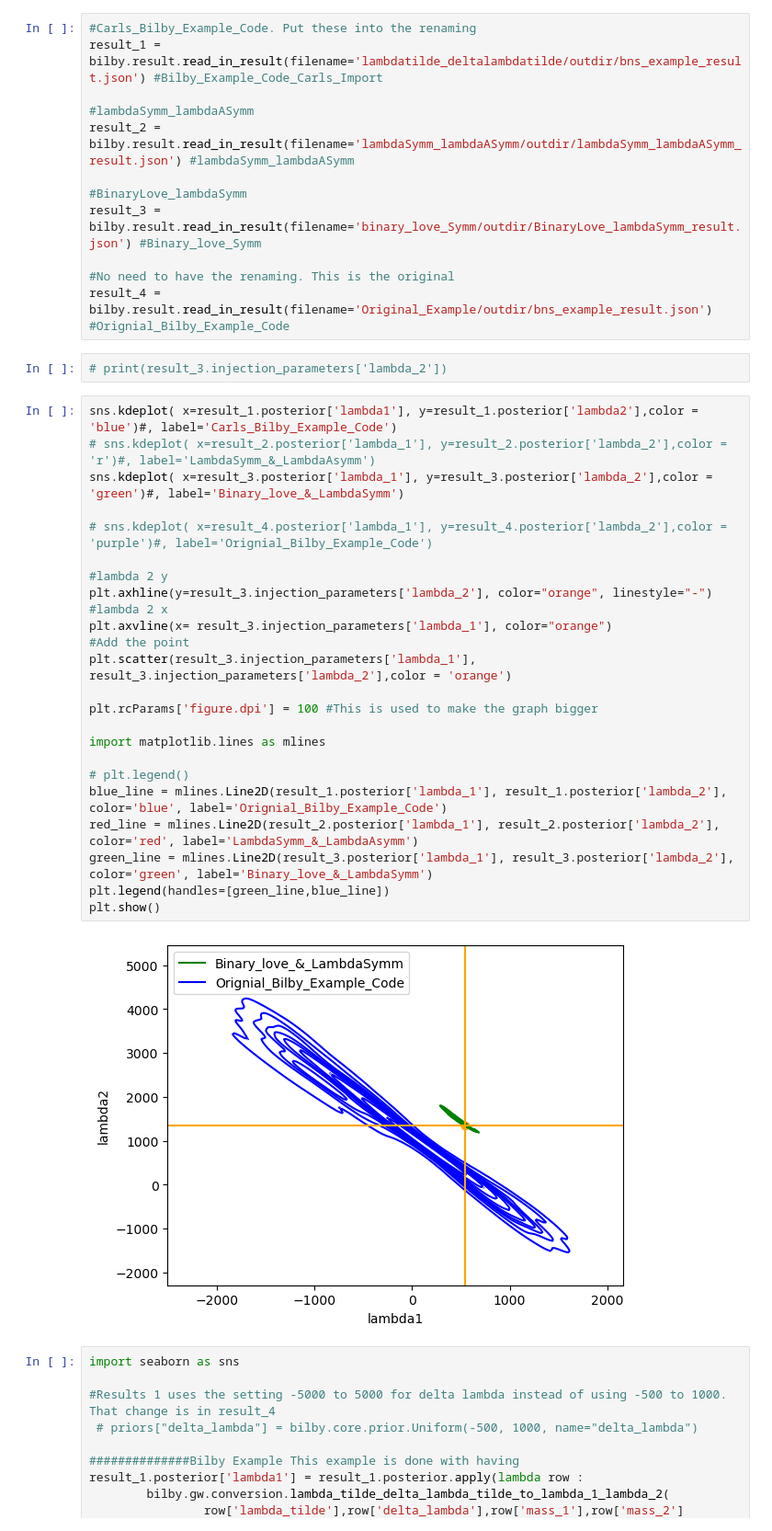
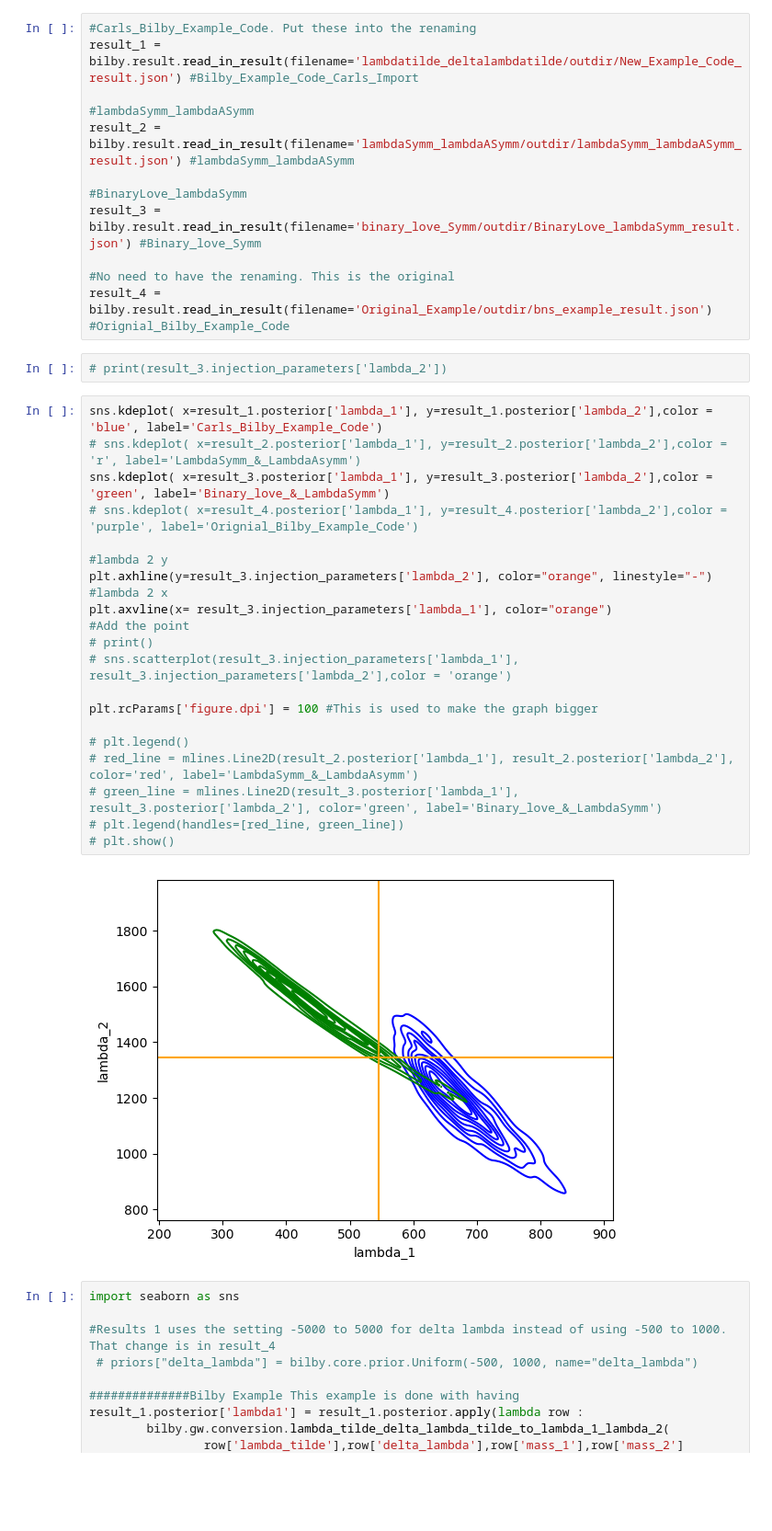
Before and after one commit to daniellmarc/Binary_Love, a Jupyter notebook: KDEplots.ipynb, the cells around one changed output. Shown at 92% size. Cells and saved outputs as stored; diff of their text form; blank space fills up the shorter version.

Commit message:
new_kde_plot

```diff
--- a/KDEplots.ipynb
+++ b/KDEplots.ipynb
@@ -9,7 +10,7 @@ import matplotlib.pyplot as plt
 No version information file '.version' found
 # %%
 #Carls_Bilby_Example_Code. Put these into the renaming
-result_1 = bilby.result.read_in_result(filename='lambdatilde_deltalambdatilde/outdir/bns_example_result.json') #Bilby_Example_Code_Carls_Import
+result_1 = bilby.result.read_in_result(filename='lambdatilde_deltalambdatilde/outdir/New_Example_Code_result.json') #Bilby_Example_Code_Carls_Import
 
 #lambdaSymm_lambdaASymm
 result_2 = bilby.result.read_in_result(filename='lambdaSymm_lambdaASymm/outdir/lambdaSymm_lambdaASymm_result.json') #lambdaSymm_lambdaASymm
@@ -22,31 +23,28 @@ result_4 = bilby.result.read_in_result(filename='Original_Example/outdir/bns_exa
 # %%
 # print(result_3.injection_parameters['lambda_2'])
 # %%
-sns.kdeplot( x=result_1.posterior['lambda1'], y=result_1.posterior['lambda2'],color = 'blue')#, label='Carls_Bilby_Example_Code')
-# sns.kdeplot( x=result_2.posterior['lambda_1'], y=result_2.posterior['lambda_2'],color = 'r')#, label='LambdaSymm_&_LambdaAsymm')
-sns.kdeplot( x=result_3.posterior['lambda_1'], y=result_3.posterior['lambda_2'],color = 'green')#, label='Binary_love_&_LambdaSymm')
-
-# sns.kdeplot( x=result_4.posterior['lambda_1'], y=result_4.posterior['lambda_2'],color = 'purple')#, label='Orignial_Bilby_Example_Code')
+sns.kdeplot( x=result_1.posterior['lambda_1'], y=result_1.posterior['lambda_2'],color = 'blue', label='Carls_Bilby_Example_Code')
+# sns.kdeplot( x=result_2.posterior['lambda_1'], y=result_2.posterior['lambda_2'],color = 'r', label='LambdaSymm_&_LambdaAsymm')
+sns.kdeplot( x=result_3.posterior['lambda_1'], y=result_3.posterior['lambda_2'],color = 'green', label='Binary_love_&_LambdaSymm')
+# sns.kdeplot( x=result_4.posterior['lambda_1'], y=result_4.posterior['lambda_2'],color = 'purple', label='Orignial_Bilby_Example_Code')
 
 #lambda 2 y
 plt.axhline(y=result_3.injection_parameters['lambda_2'], color="orange", linestyle="-")
 #lambda 2 x
 plt.axvline(x= result_3.injection_parameters['lambda_1'], color="orange")
 #Add the point
-plt.scatter(result_3.injection_parameters['lambda_1'], result_3.injection_parameters['lambda_2'],color = 'orange')
+# print()
+# sns.scatterplot(result_3.injection_parameters['lambda_1'], result_3.injection_parameters['lambda_2'],color = 'orange')
 
 plt.rcParams['figure.dpi'] = 100 #This is used to make the graph bigger
 
-import matplotlib.lines as mlines
-
 # plt.legend()
-blue_line = mlines.Line2D(result_1.posterior['lambda_1'], result_1.posterior['lambda_2'], color='blue', label='Orignial_Bilby_Example_Code')
-red_line = mlines.Line2D(result_2.posterior['lambda_1'], result_2.posterior['lambda_2'], color='red', label='LambdaSymm_&_LambdaAsymm')
-green_line = mlines.Line2D(result_3.posterior['lambda_1'], result_3.posterior['lambda_2'], color='green', label='Binary_love_&_LambdaSymm')
-plt.legend(handles=[green_line,blue_line])
-plt.show()
+# red_line = mlines.Line2D(result_2.posterior['lambda_1'], result_2.posterior['lambda_2'], color='red', label='LambdaSymm_&_LambdaAsymm')
+# green_line = mlines.Line2D(result_3.posterior['lambda_1'], result_3.posterior['lambda_2'], color='green', label='Binary_love_&_LambdaSymm')
+# plt.legend(handles=[red_line, green_line])
+# plt.show()
 # %% [output]
-[figure, old version]
+[figure, new version]
 # %%
 import seaborn as sns
 
```
Also changed, not shown: parts of 15 cells of this notebook.
